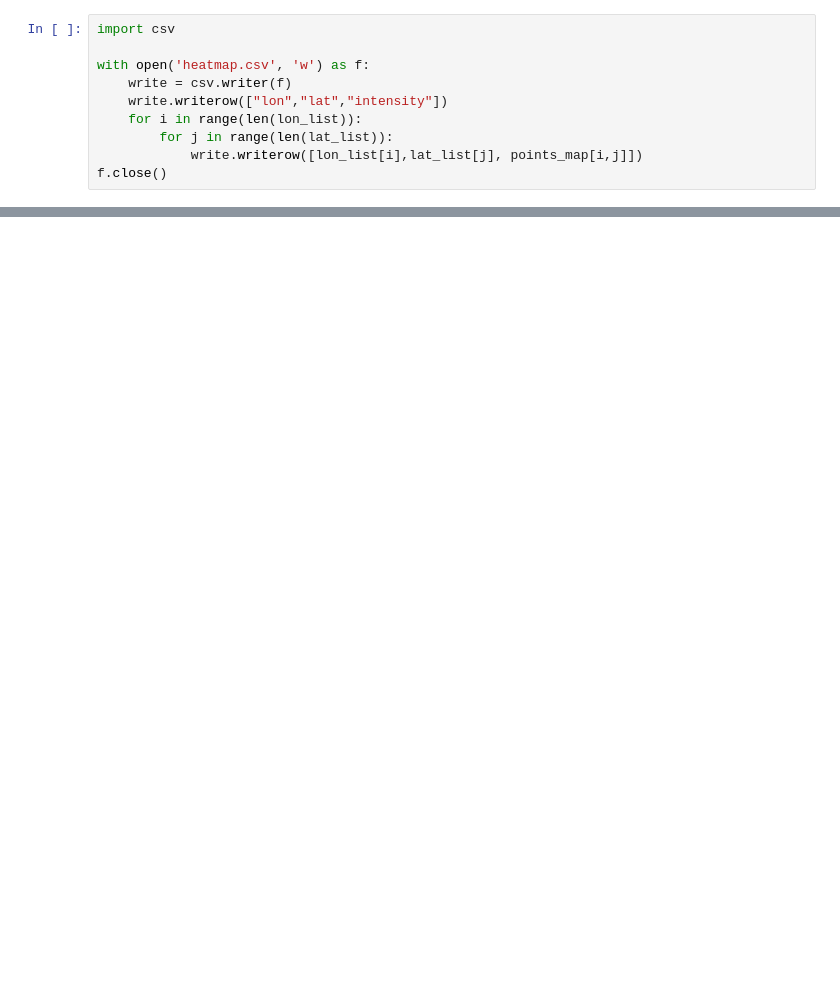
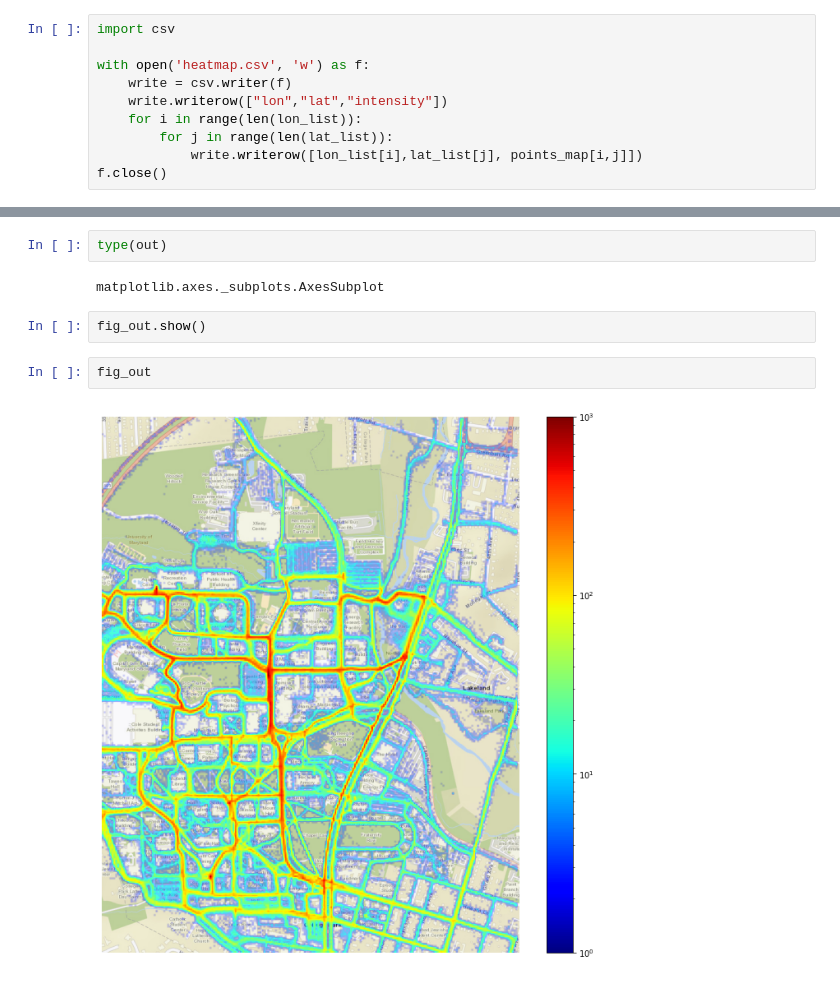
Before and after one commit to EntropicEffect/UMD_DC_2021_Team29, a Jupyter notebook: Heatmap.ipynb, the cells around one changed output, grey strips where cells are left out. Saved outputs shown, nothing was run; the diff lists cells and outputs as text; blank space fills up the shorter version.

```diff
--- a/Heatmap.ipynb
+++ b/Heatmap.ipynb
@@ -212,0 +220,10 @@ f.close()
+# %%
+type(out)
+# %% [output]
+matplotlib.axes._subplots.AxesSubplot
+# %%
+fig_out.show()
+# %%
+fig_out
+# %% [output]
+[figure, added]
```
Also changed, not shown: parts of 4 cells of this notebook.
